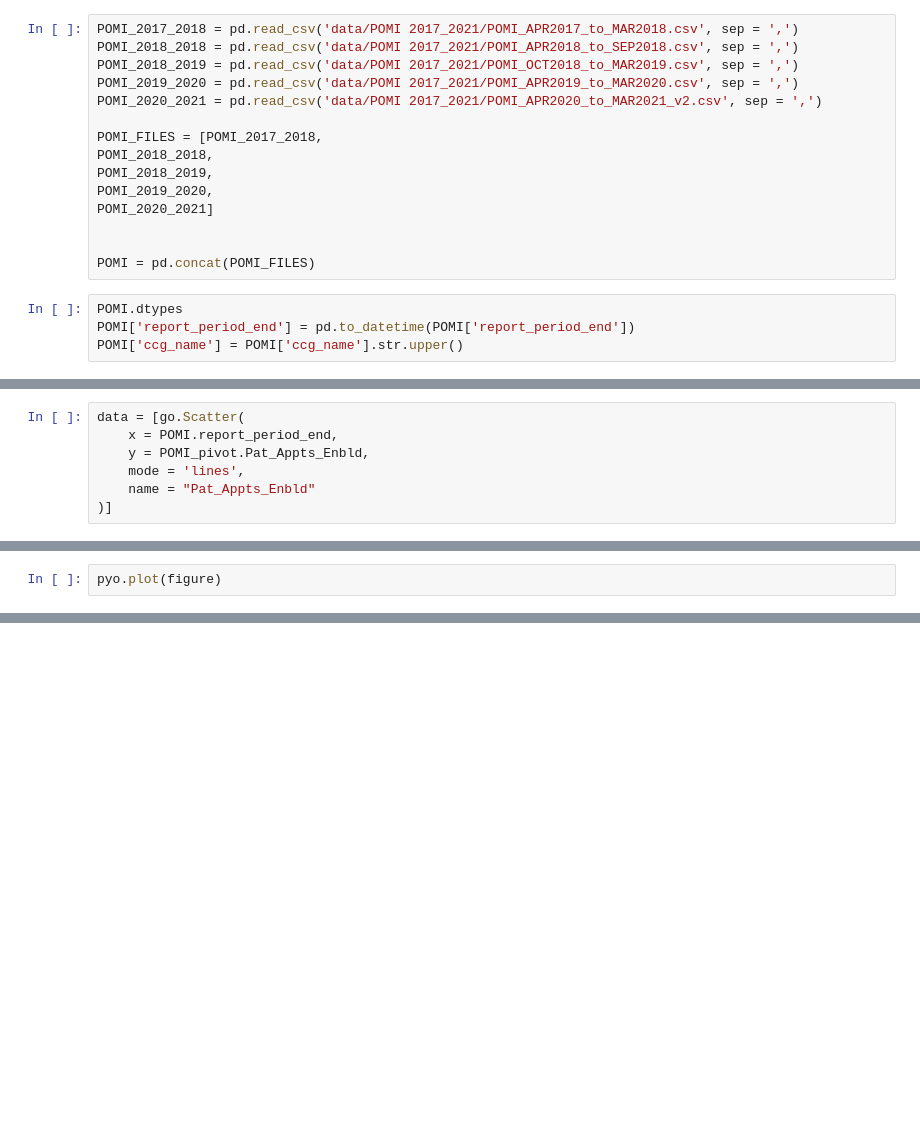
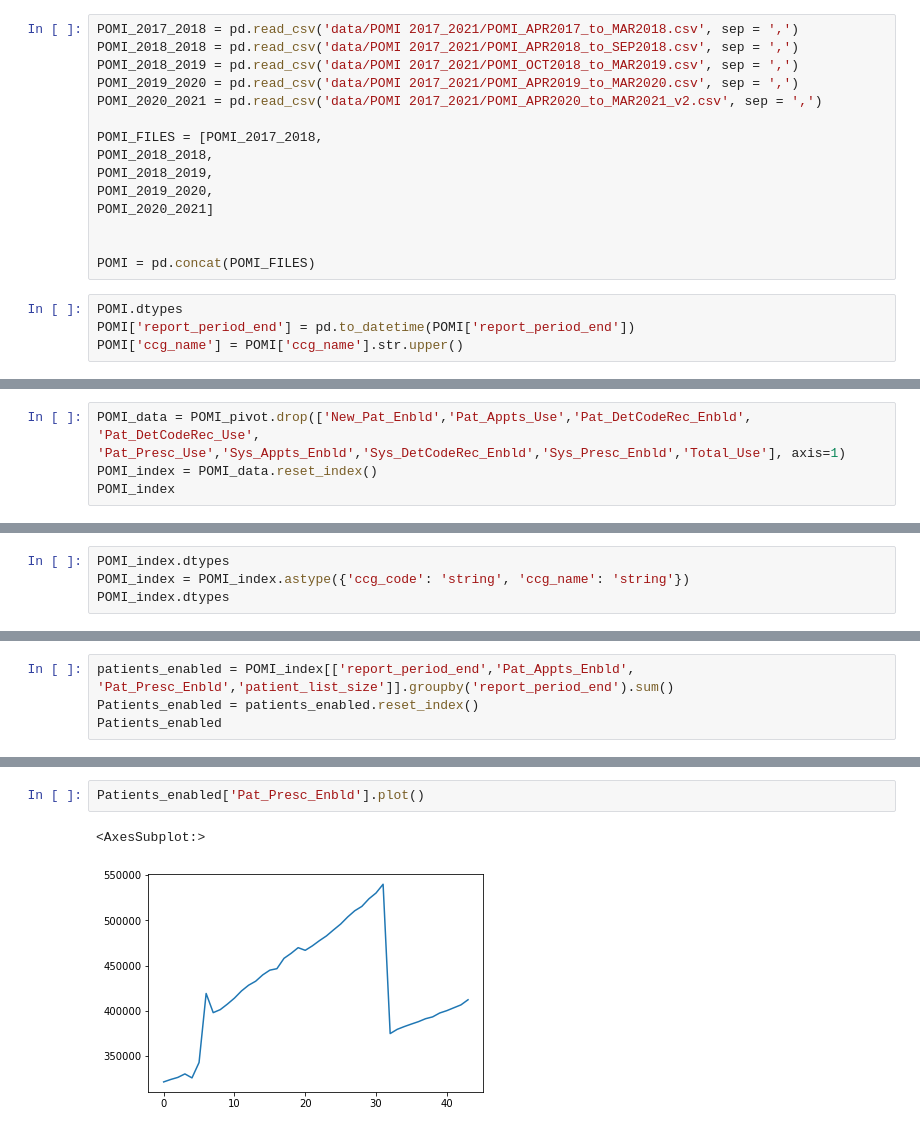
Before and after one commit to nhsx/patient-online-mapping, a Jupyter notebook: POMI.ipynb, the cells around one changed output, grey strips where cells are left out. Drawn from its saved outputs; the diff is of its cells as text; blank space fills up the shorter version.

Commit message:
Cleaned data and simple plots

```diff
--- a/POMI.ipynb
+++ b/POMI.ipynb
@@ -46 +48,5 @@ POMI_pivot
 7896 rows × 13 columns
+# %%
+POMI_data = POMI_pivot.drop(['New_Pat_Enbld','Pat_Appts_Use','Pat_DetCodeRec_Enbld', 'Pat_DetCodeRec_Use', 'Pat_Presc_Use','Sys_Appts_Enbld','Sys_DetCodeRec_Enbld','Sys_Presc_Enbld','Total_Use'], axis=1)
+POMI_index = POMI_data.reset_index()
+POMI_index
@@ -47,7 +67,4 @@ POMI_pivot
 # %%
-data = [go.Scatter(
-    x = POMI.report_period_end,
-    y = POMI_pivot.Pat_Appts_Enbld,
-    mode = 'lines',
-    name = "Pat_Appts_Enbld"
-)]
+POMI_index.dtypes
+POMI_index = POMI_index.astype({'ccg_code': 'string', 'ccg_name': 'string'})
+POMI_index.dtypes
@@ -58,3 +87,5 @@ figure = go.Figure(data = data, layout = layout)
 # %%
-pyo.plot(figure)
+patients_enabled = POMI_index[['report_period_end','Pat_Appts_Enbld', 'Pat_Presc_Enbld','patient_list_size']].groupby('report_period_end').sum()
+Patients_enabled = patients_enabled.reset_index()
+Patients_enabled
 # %% [output]
@@ -61,0 +109,5 @@ pyo.plot(figure)
+# %%
+Patients_enabled['Pat_Presc_Enbld'].plot()
+# %% [output]
+<AxesSubplot:>
+[figure, added]
```
Also changed, not shown: parts of 18 cells of this notebook, 4 other files.
